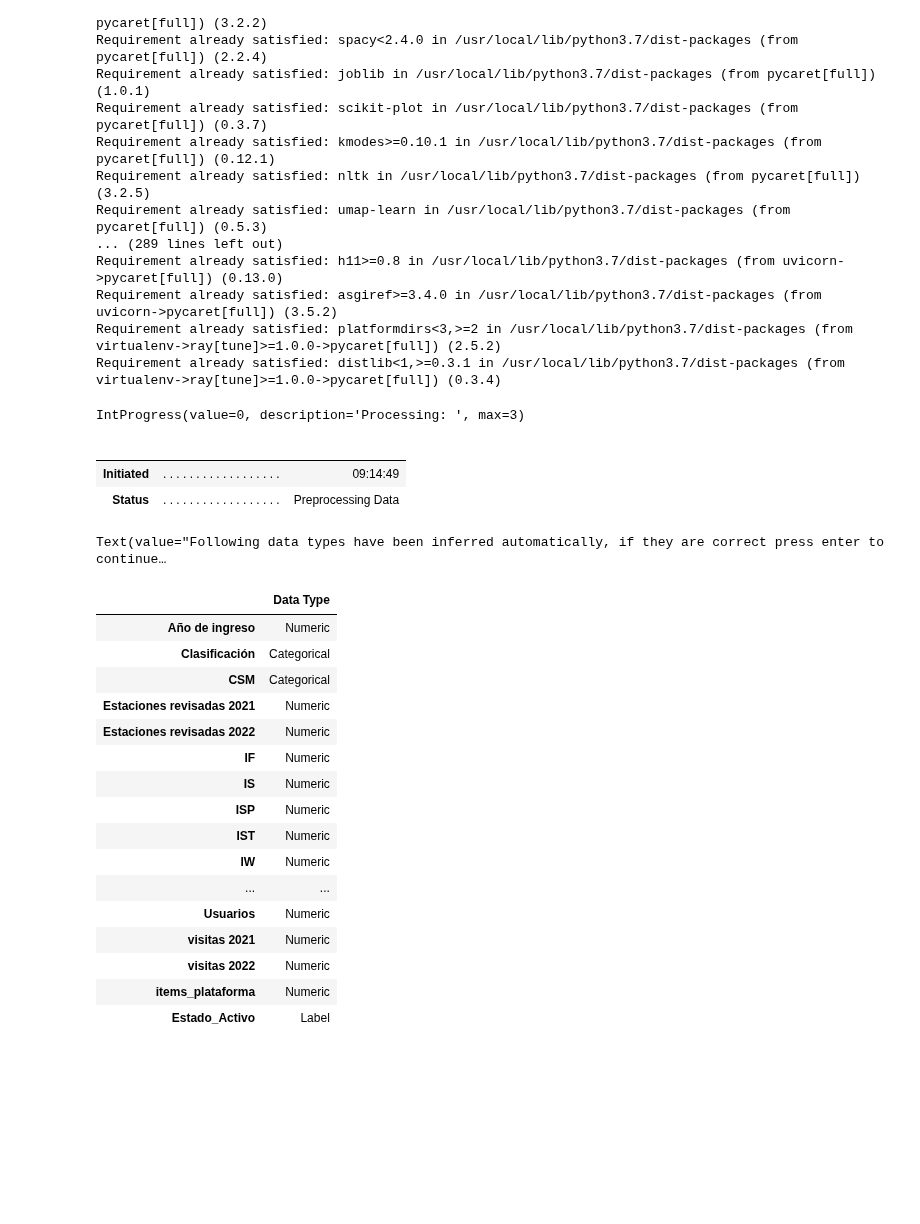
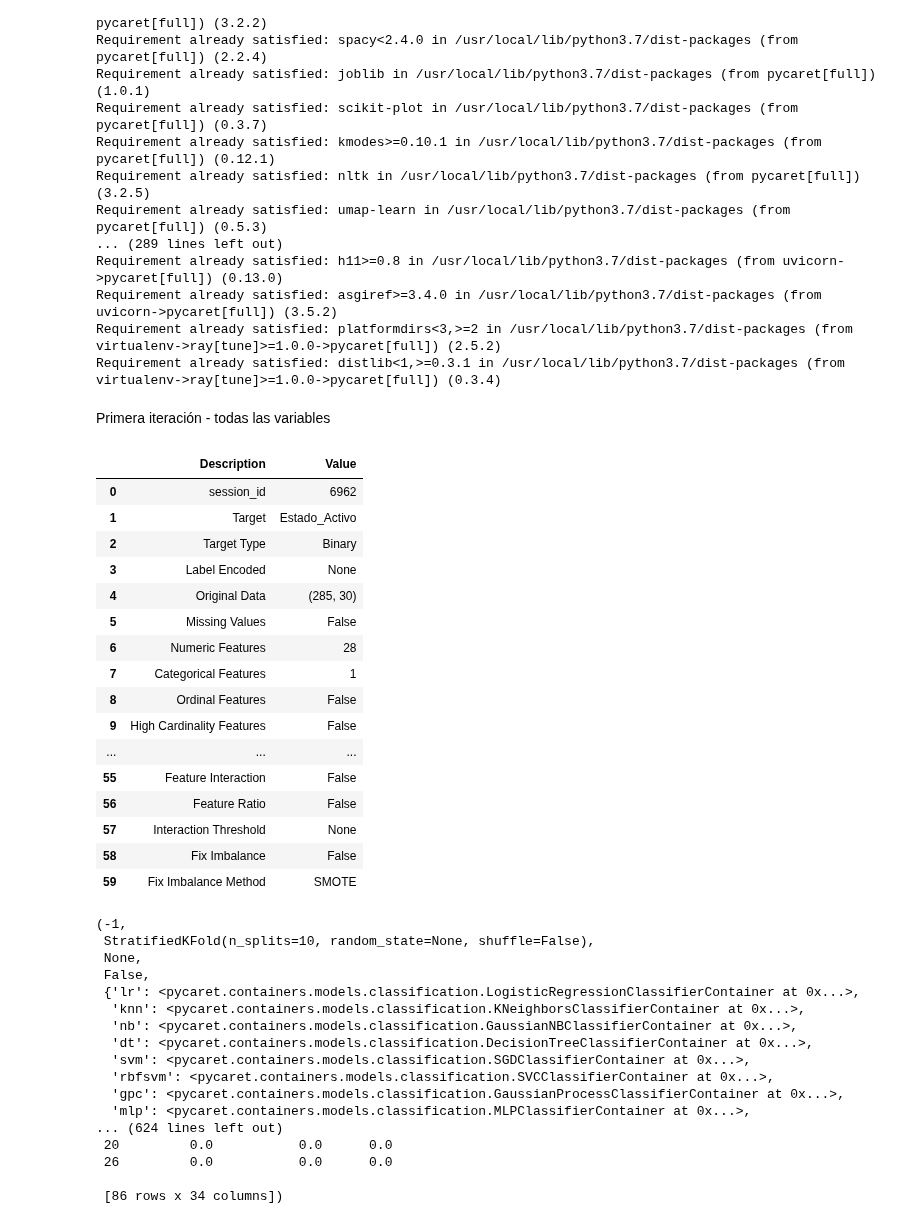
Before and after one commit to cperezgarcia/Patentes, a Jupyter notebook: Net_Promoter_Score.ipynb, the cells around one changed output. Drawn from its saved outputs; the diff is of its cells as text; code cells hidden in the pictures; blank space fills up the shorter version.

```diff
--- a/Net_Promoter_Score.ipynb
+++ b/Net_Promoter_Score.ipynb
@@ -25,7 +25,7 @@ df_copy = pd.get_dummies(df_copy, columns = ['Estado'])
 #!pip install sweetviz
 #import sweetviz
 # %%
-df_copy=df_copy.drop(columns=["ID Cliente","Total Servicios.1","Estado_Inactivo"])
+df_copy=df_copy.drop(columns=["ID Cliente","Total Servicios.1","Estado_Inactivo","Clasificación", "CSM","KAM"])
 #my_report  = sweetviz.analyze(df_copy, target_feat='Estado_Activo')
 #my_report.show_html('FinalReport.html')
 # %%
@@ -55,33 +55,45 @@ Requirement already satisfied: distlib<1,>=0.3.1 in /usr/local/lib/python3.7/dis
 from pycaret.classification import *
 # %%
 df_copy.dtypes
+# %% [markdown]
+Primera iteración - todas las variables
 # %%
-
-setup(df_copy,target='Estado_Activo', categorical_features=["Clasificación", "CSM","KAM", ],
-      numeric_features=["Año de ingreso","Estaciones revisadas 2021","Estaciones revisadas 2022","IF","IS","ISP","IST","IW","IWell","IWP","Retrabajos 2021","Retrabajos 2022", "Revisiones 2021", "Revisiones 2022", "Total informes", "Total Servicios","Usuarios", "visitas 2021", "visitas 2022"])
+setup(df_copy,target='Estado_Activo',
+      numeric_features=["Año de ingreso","Estaciones revisadas 2021","Estaciones revisadas 2022","IF","IS","ISP","IST","IW","IWell","IWP","Retrabajos 2021","Retrabajos 2022", "Revisiones 2021", "Revisiones 2022", "Total informes", "Total Servicios","Usuarios", "visitas 2021", "visitas 2022","items_plataforma"])
 # %% [output]
+|  | Description | Value |
+| 0 | session_id | 6962 |
+| 1 | Target | Estado_Activo |
+| 2 | Target Type | Binary |
+| 3 | Label Encoded | None |
+| 4 | Original Data | (285, 30) |
+| 5 | Missing Values | False |
+| 6 | Numeric Features | 28 |
+| 7 | Categorical Features | 1 |
+| 8 | Ordinal Features | False |
+| 9 | High Cardinality Features | False |
+| ... | ... | ... |
+| 55 | Feature Interaction | False |
+| 56 | Feature Ratio | False |
+| 57 | Interaction Threshold | None |
+| 58 | Fix Imbalance | False |
+| 59 | Fix Imbalance Method | SMOTE |
-IntProgress(value=0, description='Processing: ', max=3)
+(-1,
+ StratifiedKFold(n_splits=10, random_state=None, shuffle=False),
+ None,
+ False,
+ {'lr': <pycaret.containers.models.classification.LogisticRegressionClassifierContainer at 0x...>,
+  'knn': <pycaret.containers.models.classification.KNeighborsClassifierContainer at 0x...>,
+  'nb': <pycaret.containers.models.classification.GaussianNBClassifierContainer at 0x...>,
+  'dt': <pycaret.containers.models.classification.DecisionTreeClassifierContainer at 0x...>,
+  'svm': <pycaret.containers.models.classification.SGDClassifierContainer at 0x...>,
+  'rbfsvm': <pycaret.containers.models.classification.SVCClassifierContainer at 0x...>,
+  'gpc': <pycaret.containers.models.classification.GaussianProcessClassifierContainer at 0x...>,
+  'mlp': <pycaret.containers.models.classification.MLPClassifierContainer at 0x...>,
+... (624 lines left out)
+ 20         0.0           0.0      0.0
+ 26         0.0           0.0      0.0
+
+ [86 rows x 34 columns])
-|  |  |  |
-|  |  |  |
-| Initiated | . . . . . . . . . . . . . . . . . . | 09:14:49 |
-| Status | . . . . . . . . . . . . . . . . . . | Preprocessing Data |
-Text(value="Following data types have been inferred automatically, if they are correct press enter to continue…
-|  | Data Type |
-| Año de ingreso | Numeric |
-| Clasificación | Categorical |
-| CSM | Categorical |
-| Estaciones revisadas 2021 | Numeric |
-| Estaciones revisadas 2022 | Numeric |
-| IF | Numeric |
-| IS | Numeric |
-| ISP | Numeric |
-| IST | Numeric |
-| IW | Numeric |
-| ... | ... |
-| Usuarios | Numeric |
-| visitas 2021 | Numeric |
-| visitas 2022 | Numeric |
-| items_plataforma | Numeric |
-| Estado_Activo | Label |
 # %%
 best = compare_models()
```
Also changed, not shown: parts of 7 cells of this notebook.
